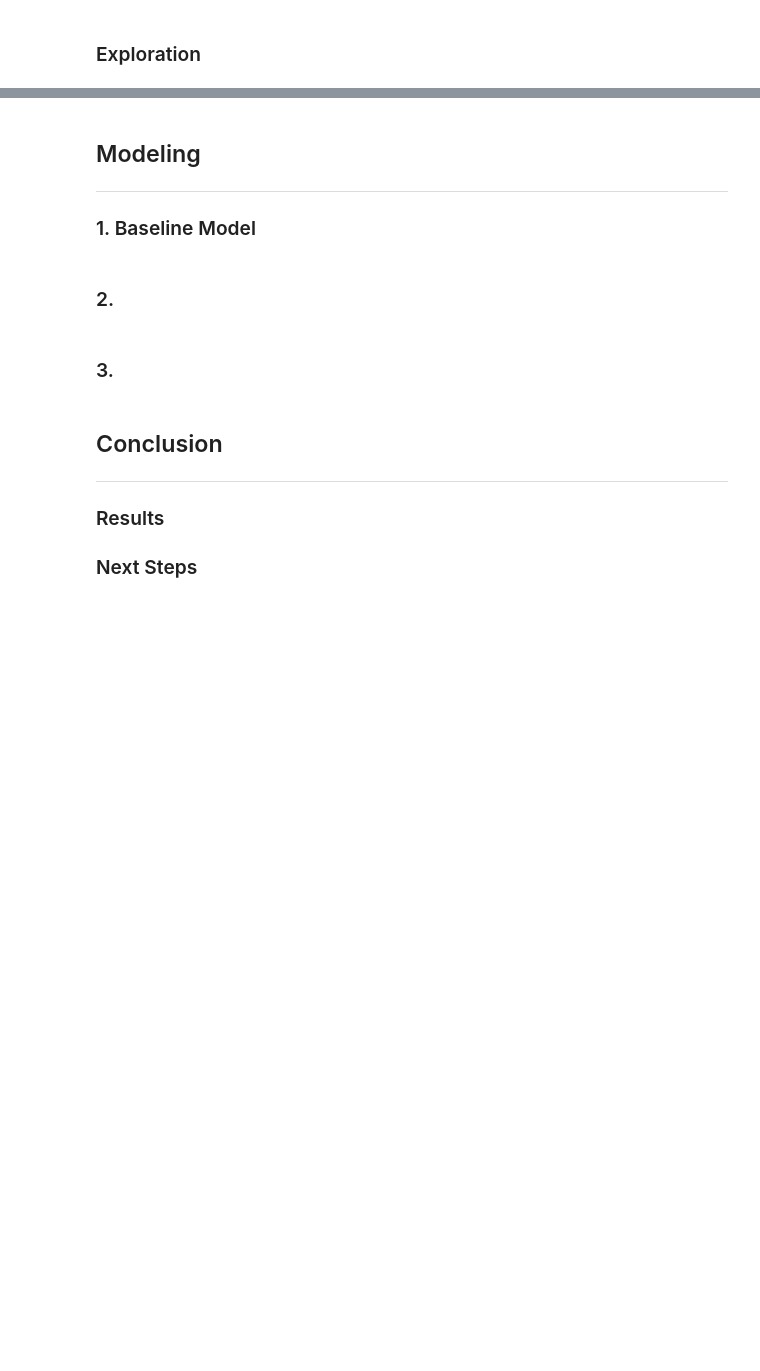
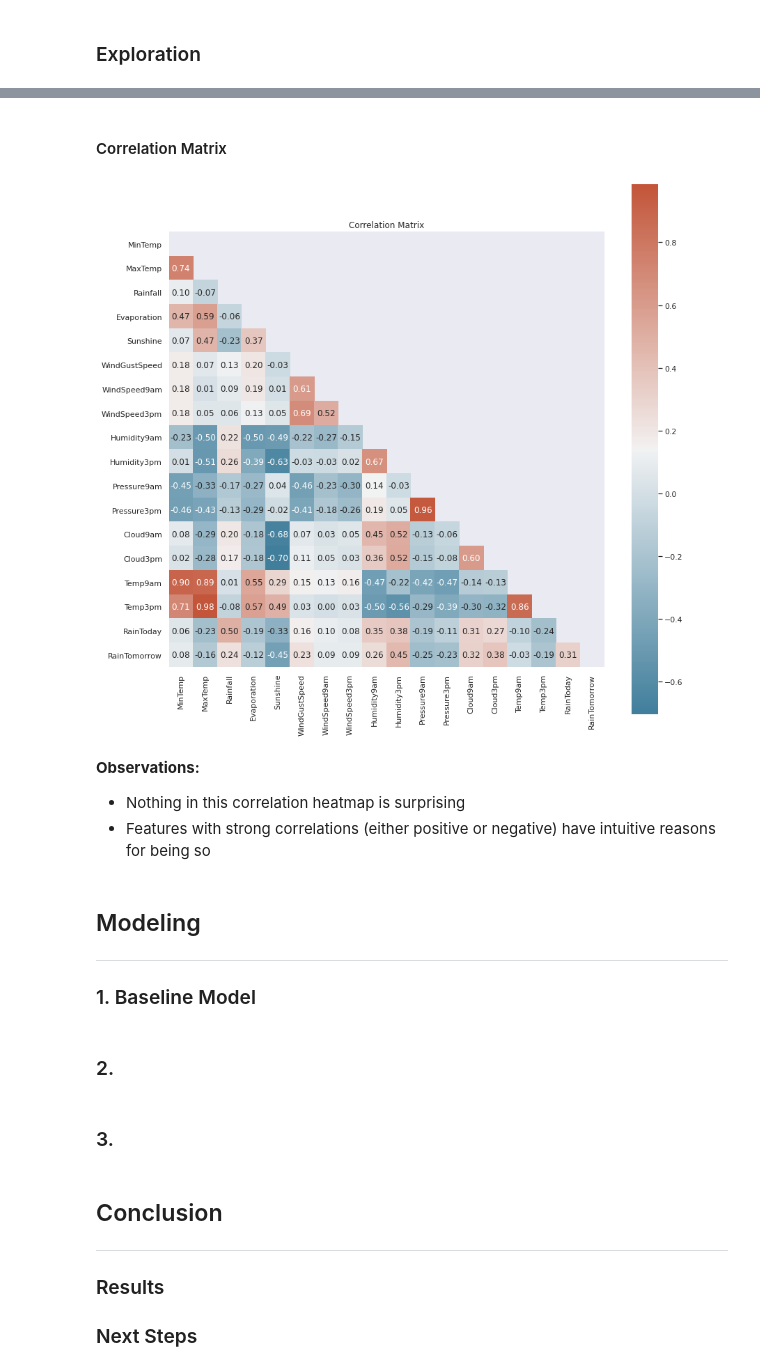
Before and after one commit to tjkyner/australian-rain-prediction, a Jupyter notebook: notebook.ipynb, the cells around one changed output, grey strips where cells are left out. Drawn from its saved outputs; the diff is of its cells as text; code cells hidden in the pictures; blank space fills up the shorter version.

```diff
--- a/notebook.ipynb
+++ b/notebook.ipynb
@@ -87,3 +305,22 @@ According to the author of the Kaggle dataset and the ["Notes to accompany Daily
+# %% [markdown]
+#### Correlation Matrix
+# %%
+plt.figure(figsize=(14, 14))
+plt.title('Correlation Matrix')
+
+# Creating a mask to block the top right half of the heatmap (redundant information)
+mask = np.triu(np.ones_like(df.corr()))
+
+# Custom color map
+cmap = sns.diverging_palette(230, 20, as_cmap=True)
+
+sns.heatmap(df.corr(), mask=mask, annot=True, fmt='.2f', square=True, cmap=cmap);
+# %% [output]
+[figure, added]
+# %% [markdown]
+**Observations:**
+- Nothing in this correlation heatmap is surprising
+- Features with strong correlations (either positive or negative) have intuitive reasons for being so
 # %% [markdown]
 ## Modeling
 ---
```
Also changed, not shown: parts of 27 cells of this notebook.
